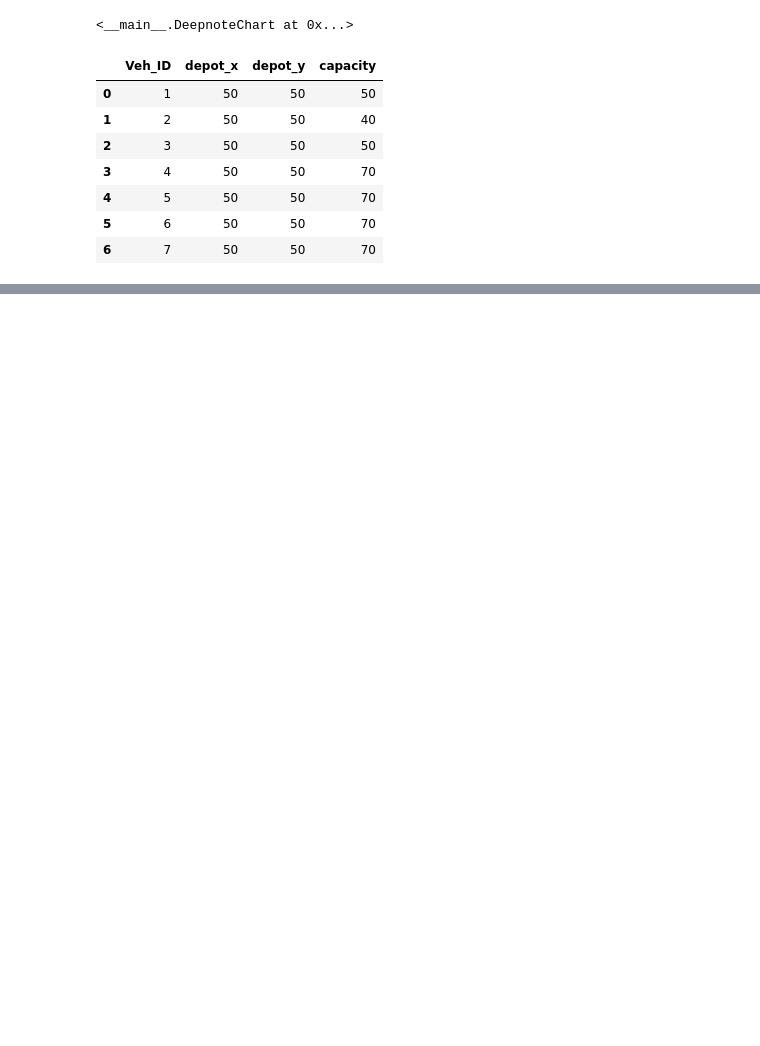
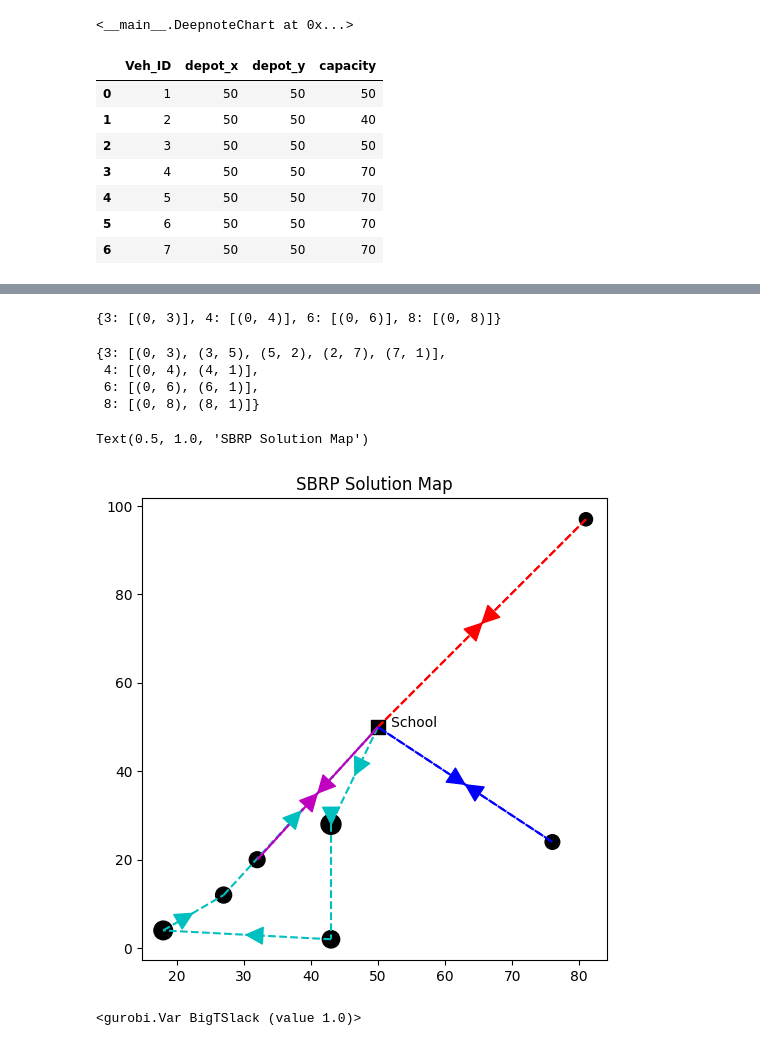
Before and after one commit to kevin51jiang/msci434-final-project, a Jupyter notebook: deepnote/MSCI_434_Final_Proge/Notebook 1.ipynb, the cells around one changed output, grey strips where cells are left out. Cells and saved outputs as stored; diff of their text form; code cells hidden in the pictures; blank space fills up the shorter version.

Commit message:
working model
This commit was created by Deepnote. Project url: https://deepnote.com/project/cc890abb-2b7d-4315-906c-6acecf25218a

```diff
--- a/deepnote/MSCI_434_Final_Proge/Notebook 1.ipynb
+++ b/deepnote/MSCI_434_Final_Proge/Notebook 1.ipynb
@@ -70,0 +246,39 @@ vehicles_df
+# %%
+# Plot the solution
+# From https://github.com/dholigum/cvrp-solver-gurobi/blob/master/CVRP-Gurobi.ipynb
+
+
+
+arcs_dict = {}
+for idx, arc in enumerate(x):
+    is_arc_active = x[arc].getAttr(GRB.Attr.X) >= 0.999
+    is_arc_start_at_zero = arc[0] == 0
+
+    if is_arc_start_at_zero and is_arc_active:
+        arcs_dict[idx] = [arc]
+
+arcs_dict
+# %% [output]
+{3: [(0, 3)], 4: [(0, 4)], 6: [(0, 6)], 8: [(0, 8)]}
+# %%
+
+for key in arcs_dict:
+    first_point = arcs_dict[key][0][0]
+
+    for step in range(len(x)):
+        try:
+            next_point = arcs_dict[key][step][1]
+            for idx, arc in enumerate(x):
+                is_arc_active = x[arc].getAttr(GRB.Attr.X) >= 0.999
+                if (is_arc_active and next_point == arc[0] and next_point != first_point):
+                    arcs_dict[key].append(arc)
+
+        except IndexError:
+            pass
+
+arcs_dict
+# %% [output]
+{3: [(0, 3), (3, 5), (5, 2), (2, 7), (7, 1)],
+ 4: [(0, 4), (4, 1)],
+ 6: [(0, 6), (6, 1)],
+ 8: [(0, 8), (8, 1)]}
@@ -70,0 +310,35 @@ vehicles_df
+# %%
+def get_location_of_index(idx):
+    if idx == 0 or idx == 1:
+        return [50, 50]
+    x_coord = df['start_x'][idx - 2]
+    y_coord = df['start_y'][idx - 2]
+    return [x_coord, y_coord]
+# %%
+import numpy as np
+import matplotlib.pyplot as plt
+
+line_colors = ['r--', 'g--', 'b--', 'c--', 'm--', 'y--'] * 5
+
+plt.figure(figsize=(6, 6))
+for key, value in arcs_dict.items():
+    for i, j in value:
+        [x1, y1] = get_location_of_index(i)
+        [x2, y2] = get_location_of_index(j)
+
+        x = np.linspace(x1, x2, 100)
+        y = np.linspace(y1, y2, 100)
+        line = plt.plot(x, y, line_colors[key])[0]
+        add_arrow(line)
+
+plt.scatter(50, 50, c='k', marker='s', s=100)
+plt.text(50, 50, s="   School")
+plt.scatter(df['start_x'], df['start_y'], c='k', s=[x*3 for x in list(df['student_num'])])
+plt.title("SBRP Solution Map")
+# %% [output]
+Text(0.5, 1.0, 'SBRP Solution Map')
+[figure, added]
+# %%
+tslack
+# %% [output]
+<gurobi.Var BigTSlack (value 1.0)>
```
Also changed, not shown: parts of 22 cells of this notebook, 1 other file.
